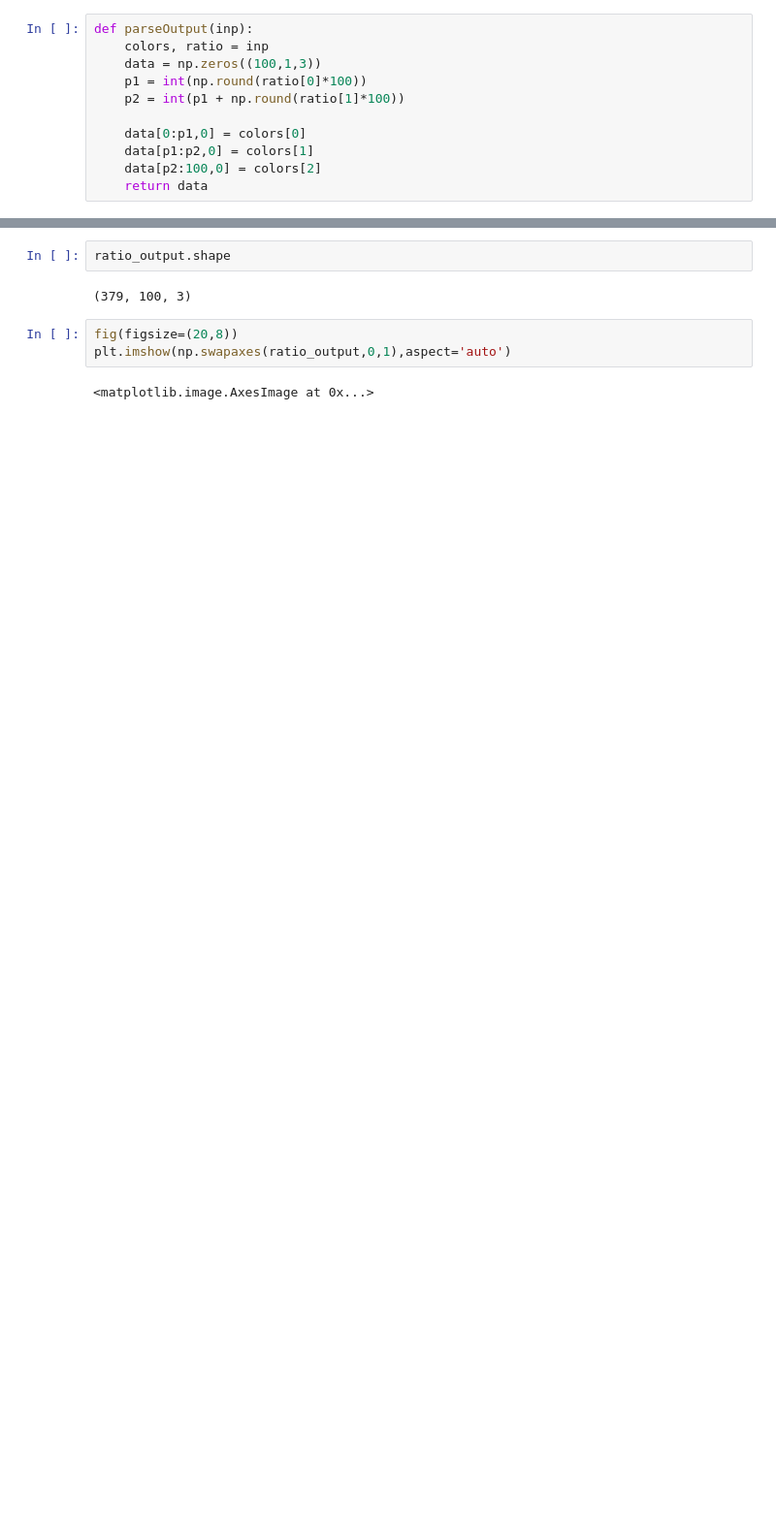
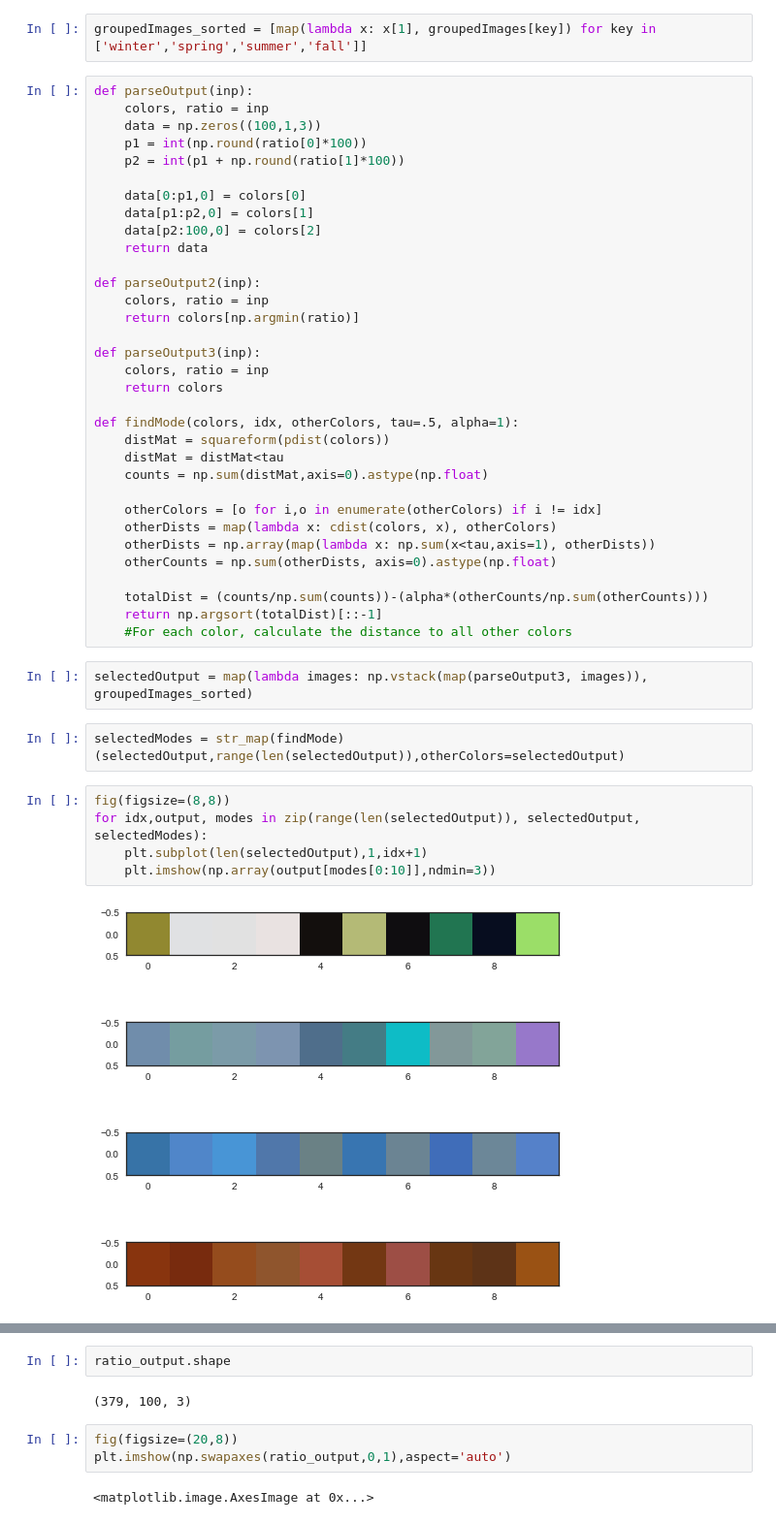
Before and after one commit to Anylytics/earth_colors, a Jupyter notebook: gokul_sandbox/1021 Testing.ipynb, the cells around one changed output, grey strips where cells are left out. Shown at 97% size. Drawn from its saved outputs; the diff is of its cells as text; blank space fills up the shorter version.

```diff
--- a/gokul_sandbox/1021 Testing.ipynb
+++ b/gokul_sandbox/1021 Testing.ipynb
@@ -38,3 +68,5 @@ kMeans_output = str_parallel(computeKMeans, total=len(imageFiles), chunksize=10)
+# %%
+groupedImages_sorted = [map(lambda x: x[1], groupedImages[key]) for key in ['winter','spring','summer','fall']]
 # %%
 def parseOutput(inp):
     colors, ratio = inp
@@ -46,3 +78,36 @@ def parseOutput(inp):
     data[p1:p2,0] = colors[1]
     data[p2:100,0] = colors[2]
     return data
+
+def parseOutput2(inp):
+    colors, ratio = inp
+    return colors[np.argmin(ratio)]
+
+def parseOutput3(inp):
+    colors, ratio = inp
+    return colors
+
+def findMode(colors, idx, otherColors, tau=.5, alpha=1):
+    distMat = squareform(pdist(colors))
+    distMat = distMat<tau
+    counts = np.sum(distMat,axis=0).astype(np.float)
+
+    otherColors = [o for i,o in enumerate(otherColors) if i != idx]
+    otherDists = map(lambda x: cdist(colors, x), otherColors)
+    otherDists = np.array(map(lambda x: np.sum(x<tau,axis=1), otherDists))
+    otherCounts = np.sum(otherDists, axis=0).astype(np.float)
+
+    totalDist = (counts/np.sum(counts))-(alpha*(otherCounts/np.sum(otherCounts)))
+    return np.argsort(totalDist)[::-1]
+    #For each color, calculate the distance to all other colors
+# %%
+selectedOutput = map(lambda images: np.vstack(map(parseOutput3, images)), groupedImages_sorted)
+# %%
+selectedModes = str_map(findMode)(selectedOutput,range(len(selectedOutput)),otherColors=selectedOutput)
+# %%
+fig(figsize=(8,8))
+for idx,output, modes in zip(range(len(selectedOutput)), selectedOutput, selectedModes):
+    plt.subplot(len(selectedOutput),1,idx+1)
+    plt.imshow(np.array(output[modes[0:10]],ndmin=3))
+# %% [output]
+[figure, added]
```
Also changed, not shown: parts of 15 cells of this notebook, 1 other file.
